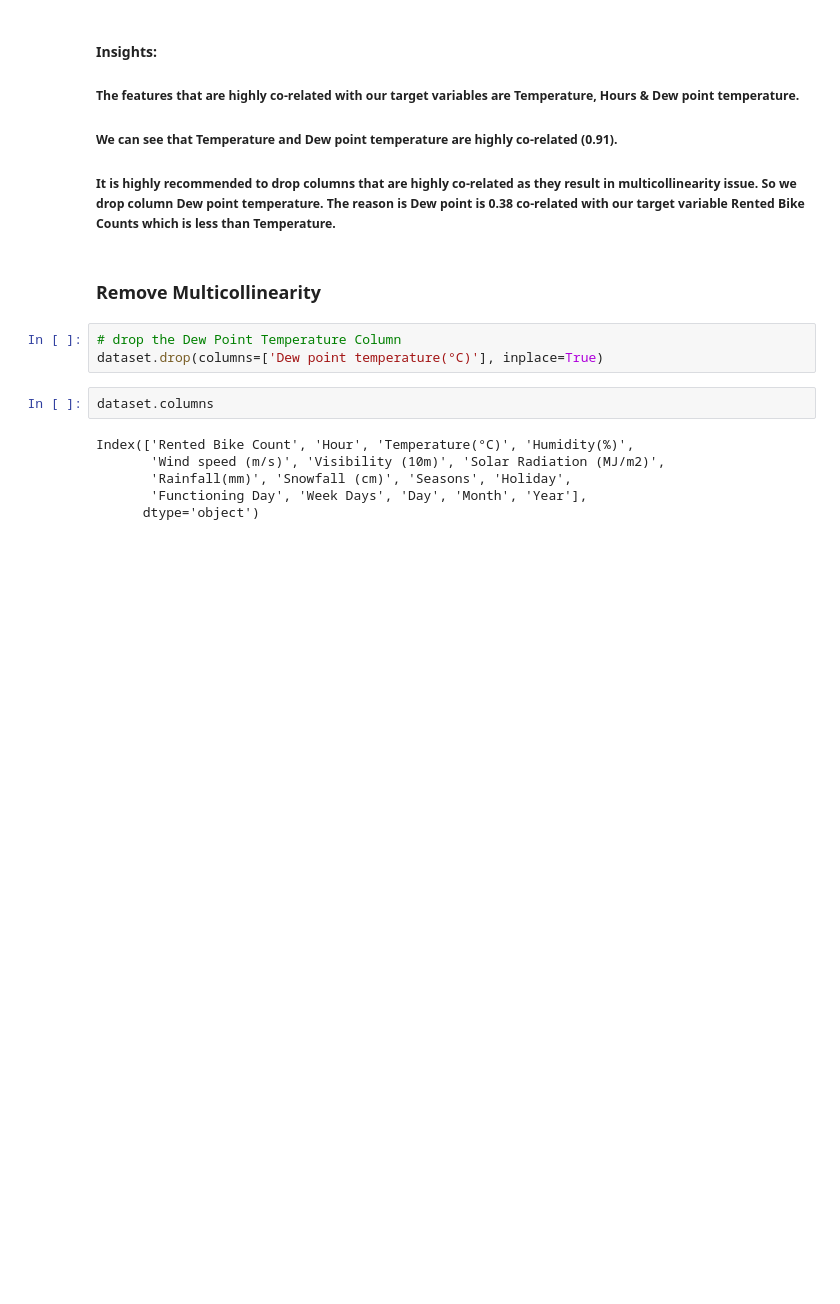
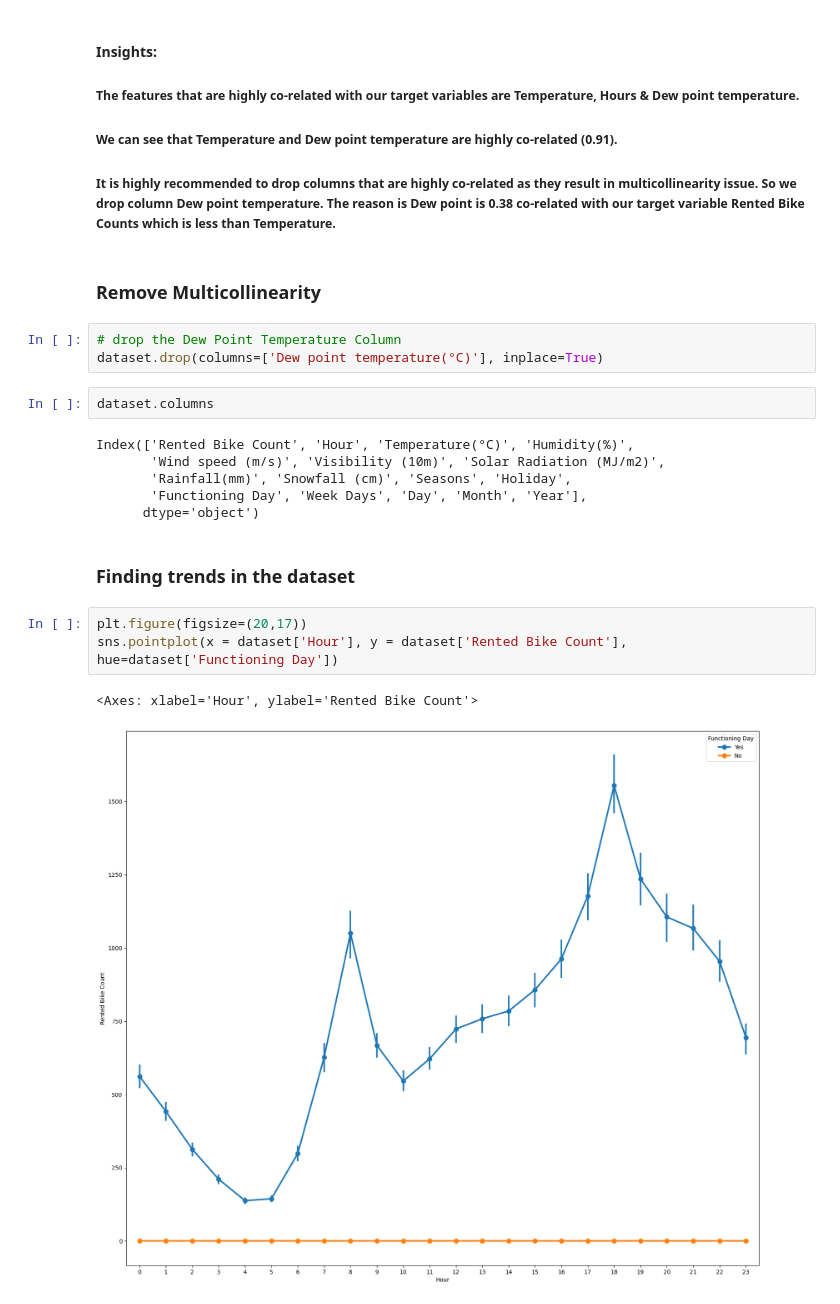
Before and after one commit to NirajBhakhar/Bike-Sharing-Demand-Prediction, a Jupyter notebook: notebooks/DataExploration.ipynb, the cells around one changed output. Saved outputs shown, nothing was run; the diff lists cells and outputs as text; blank space fills up the shorter version.

Commit message:
Finding Trends

```diff
--- a/notebooks/DataExploration.ipynb
+++ b/notebooks/DataExploration.ipynb
@@ -374,3 +374,11 @@ Index(['Rented Bike Count', 'Hour', 'Temperature(°C)', 'Humidity(%)',
        'Rainfall(mm)', 'Snowfall (cm)', 'Seasons', 'Holiday',
        'Functioning Day', 'Week Days', 'Day', 'Month', 'Year'],
       dtype='object')
+# %% [markdown]
+### Finding trends in the dataset
+# %%
+plt.figure(figsize=(20,17))
+sns.pointplot(x = dataset['Hour'], y = dataset['Rented Bike Count'], hue=dataset['Functioning Day'])
+# %% [output]
+<Axes: xlabel='Hour', ylabel='Rented Bike Count'>
+[figure, added]
```
Also changed, not shown: parts of 10 cells of this notebook.
